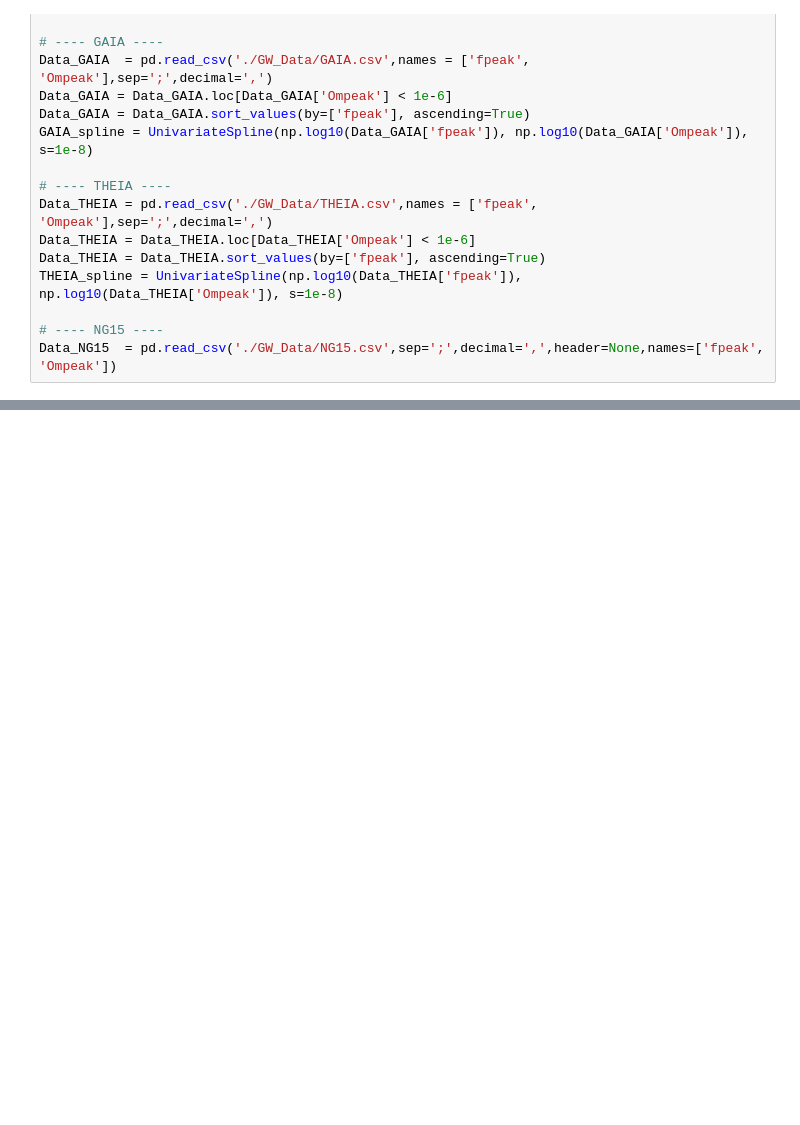
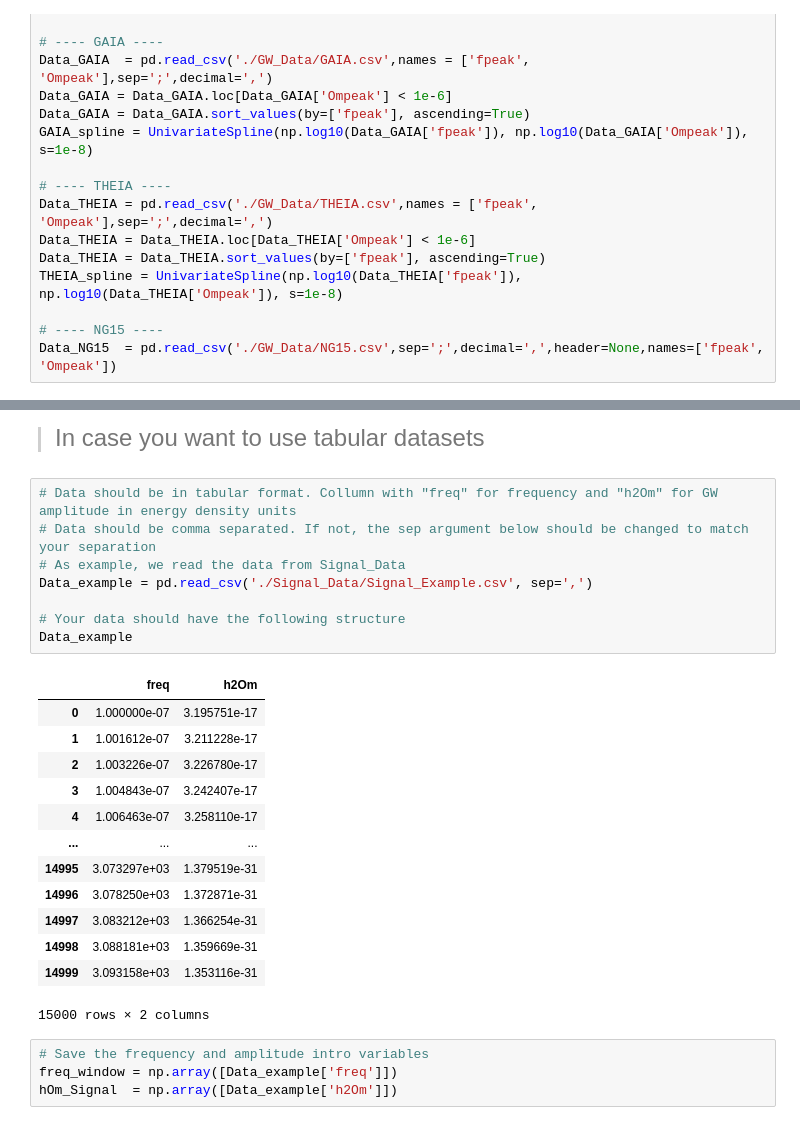
Before and after one commit to Mrazi09/Prominence-GW-discriminator, a Jupyter notebook: prominence.ipynb, the cells around one changed output, grey strips where cells are left out. Saved outputs shown, nothing was run; the diff lists cells and outputs as text; blank space fills up the shorter version.

```diff
--- a/prominence.ipynb
+++ b/prominence.ipynb
@@ -586,0 +280,28 @@ hOm_DW_peak2 = hOm_DomainWall(f=f_prom, E=10**27.362525012498462, Vbias=10**119.
+# %% [markdown]
+>  <font size="5"> In case you want to use tabular datasets </font>
+# %%
+# Data should be in tabular format. Collumn with "freq" for frequency and "h2Om" for GW amplitude in energy density units
+# Data should be comma separated. If not, the sep argument below should be changed to match your separation
+# As example, we read the data from Signal_Data
+Data_example = pd.read_csv('./Signal_Data/Signal_Example.csv', sep=',')
+
+# Your data should have the following structure
+Data_example
+# %% [output]
+|  | freq | h2Om |
+| 0 | 1.000000e-07 | 3.195751e-17 |
+| 1 | 1.001612e-07 | 3.211228e-17 |
+| 2 | 1.003226e-07 | 3.226780e-17 |
+| 3 | 1.004843e-07 | 3.242407e-17 |
+| 4 | 1.006463e-07 | 3.258110e-17 |
+| ... | ... | ... |
+| 14995 | 3.073297e+03 | 1.379519e-31 |
+| 14996 | 3.078250e+03 | 1.372871e-31 |
+| 14997 | 3.083212e+03 | 1.366254e-31 |
+| 14998 | 3.088181e+03 | 1.359669e-31 |
+| 14999 | 3.093158e+03 | 1.353116e-31 |
+15000 rows × 2 columns
+# %%
+# Save the frequency and amplitude intro variables
+freq_window = np.array([Data_example['freq']])
+hOm_Signal  = np.array([Data_example['h2Om']])
```
Also changed, not shown: parts of 34 cells of this notebook.
